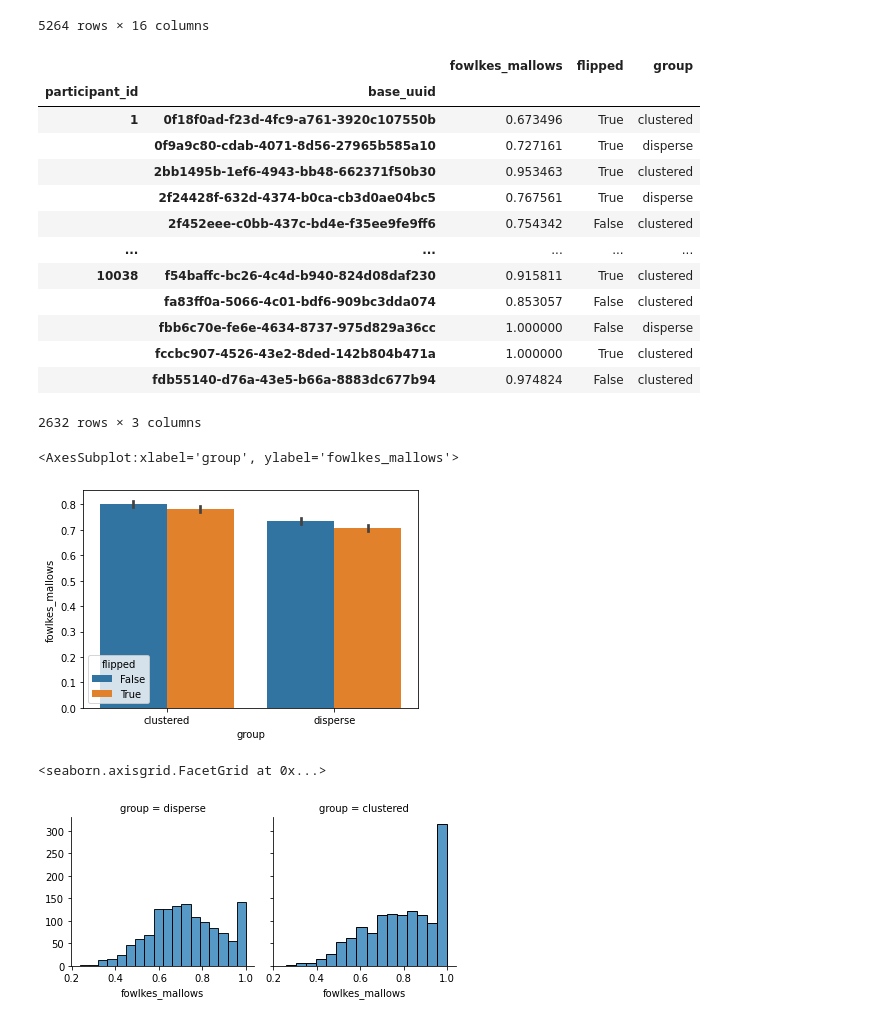
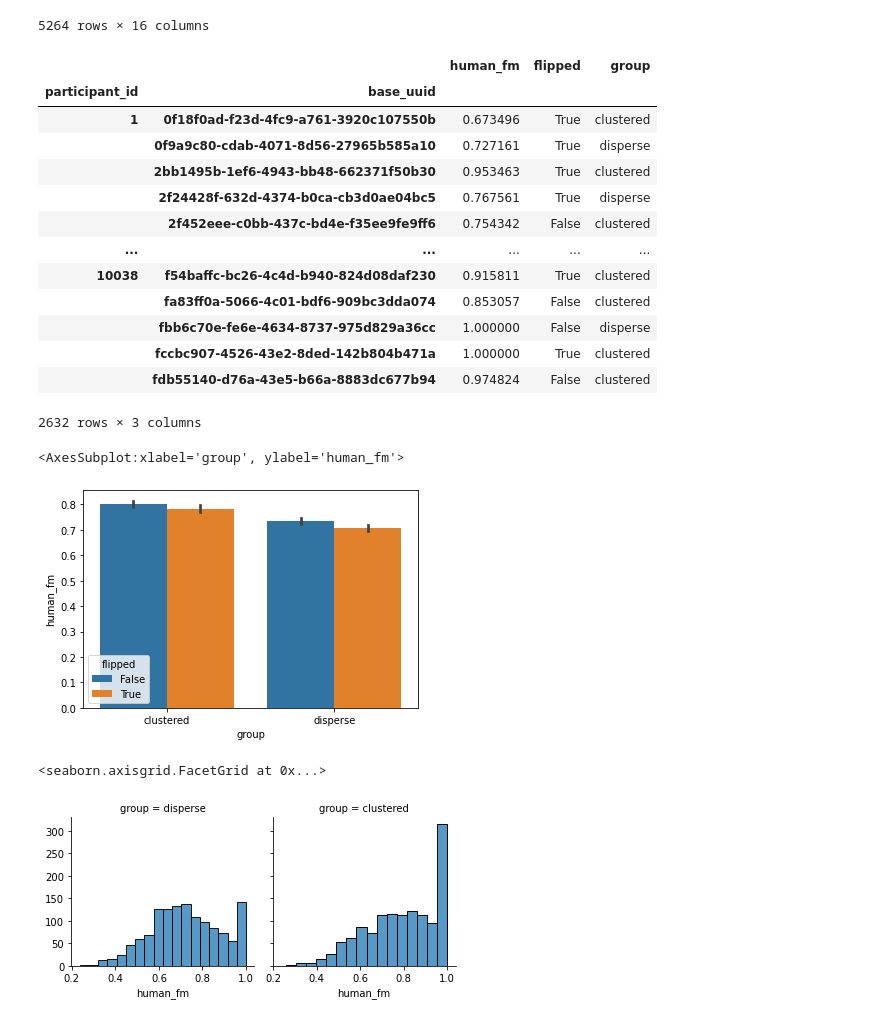
Before and after one commit to aballari9/CAB-Final-Project, a Jupyter notebook: src/human_data_analysis.ipynb, the cells around one changed output. Drawn from its saved outputs; the diff is of its cells as text; code cells hidden in the pictures.

```diff
--- a/src/human_data_analysis.ipynb
+++ b/src/human_data_analysis.ipynb
@@ -46,10 +46,10 @@ def agg_flipped(vals):
 
 out = (df.groupby(by=["participant_id", "base_uuid"])
        .agg({'clusters': group_calc_fm, "flipped": agg_flipped, "group": lambda x: x.iloc[0]})
-       .rename(columns={'clusters': 'fowlkes_mallows'}))
+       .rename(columns={'clusters': 'human_fm'}))
 out
 # %% [output]
-|  |  | fowlkes_mallows | flipped | group |
+|  |  | human_fm | flipped | group |
 | participant_id | base_uuid |  |  |  |
 | 1 | 0f18f0ad-f23d-4fc9-a761-3920c107550b | 0.673496 | True | clustered |
 |  | 0f9a9c80-cdab-4071-8d56-27965b585a10 | 0.727161 | True | disperse |
@@ -66,13 +66,13 @@ out
 # %%
 out.to_csv('human_data_fm.csv')
 # %%
-sns.barplot(x="group", y = "fowlkes_mallows", hue="flipped", data=out)
+sns.barplot(x="group", y = "human_fm", hue="flipped", data=out)
 # %% [output]
-<AxesSubplot:xlabel='group', ylabel='fowlkes_mallows'>
+<AxesSubplot:xlabel='group', ylabel='human_fm'>
-[figure, old version]
+[figure, new version]
 # %%
 g = sns.FacetGrid(out, col="group", col_order=["disperse", "clustered"])
-g.map(sns.histplot, "fowlkes_mallows")
+g.map(sns.histplot, "human_fm")
 # %% [output]
 <seaborn.axisgrid.FacetGrid at 0x...>
-[figure, old version]
+[figure, new version]
```
Also changed, not shown: 2 other files.
